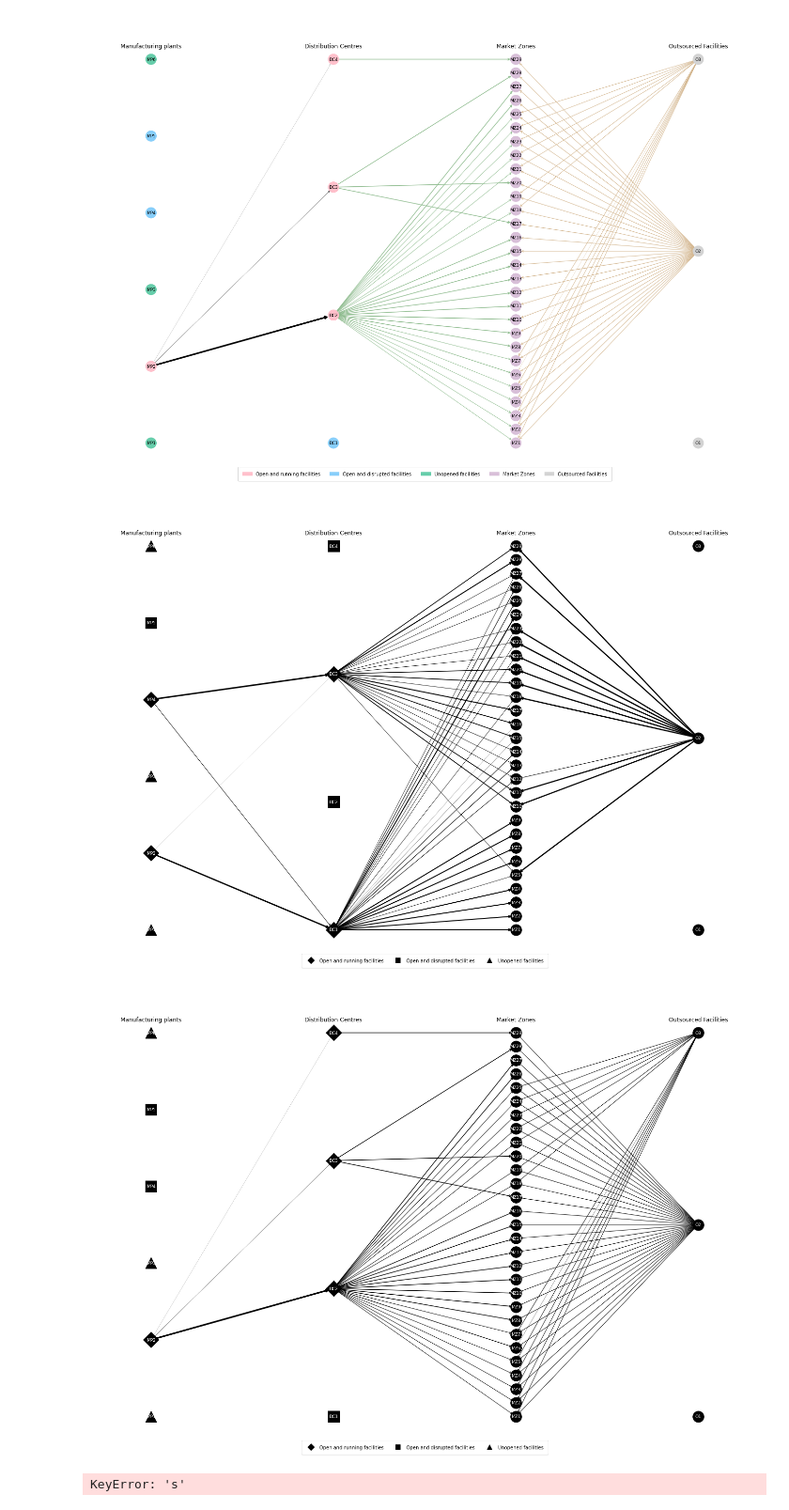
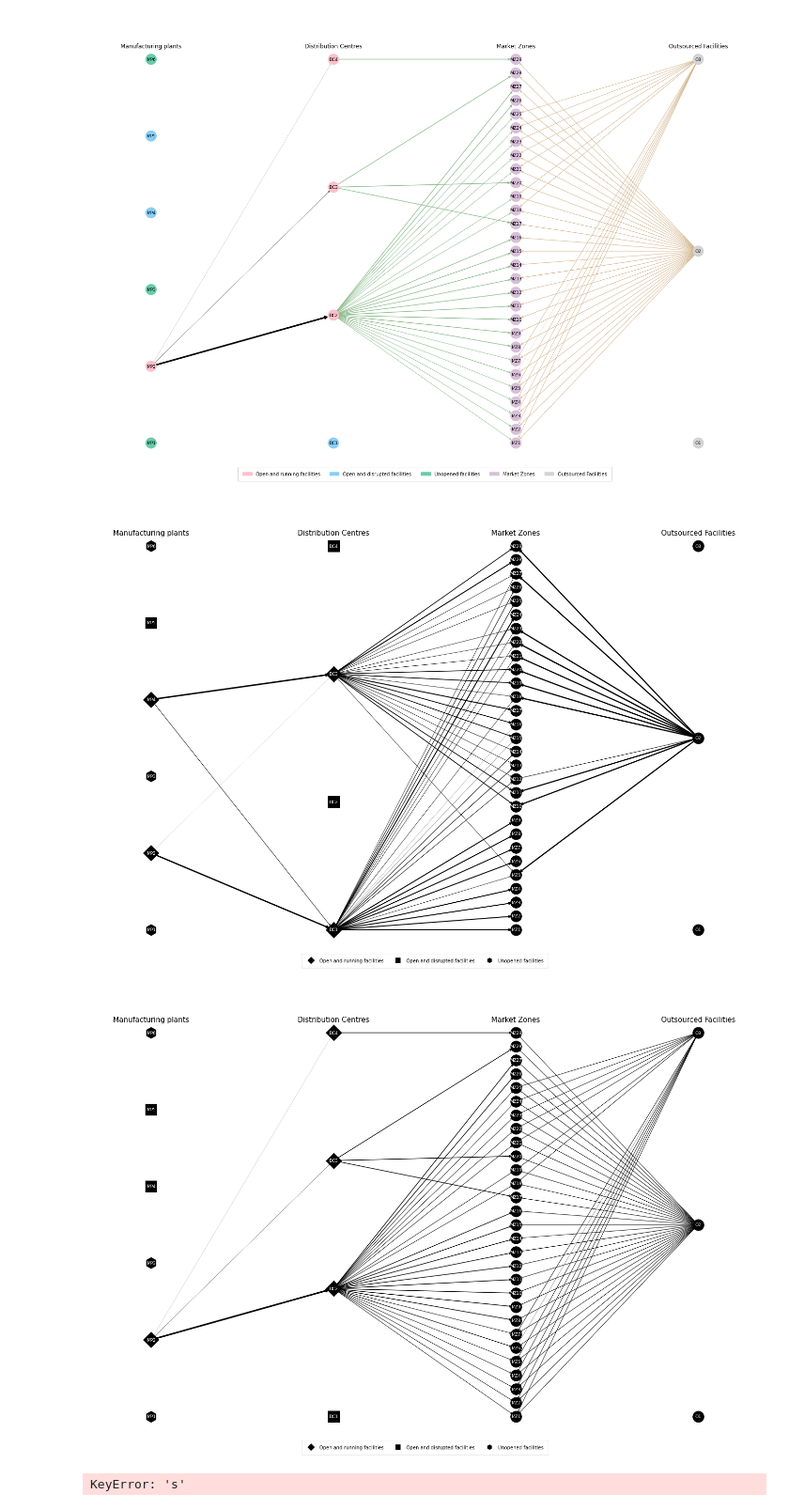
Before and after one commit to dkabe/SC_Resilience, a Jupyter notebook: Notebooks/network_visuals.ipynb, the cells around one changed output. Shown at 94% size. Saved outputs shown, nothing was run; the diff lists cells and outputs as text; code cells hidden in the pictures.

```diff
--- a/Notebooks/network_visuals.ipynb
+++ b/Notebooks/network_visuals.ipynb
@@ -173,7 +173,7 @@ for index in indices:
     for node in titles:
         label_titles[node] = node
     nx.draw_networkx_nodes(Graph, nodelist= titles, pos = title_pos, node_color = "white")
-    nx.draw_networkx_labels(Graph, labels = label_titles, pos = title_pos, font_color = "black", font_size = 12)
+    nx.draw_networkx_labels(Graph, labels = label_titles, pos = title_pos, font_color = "black", font_size = 15)
 
     limits=plt.axis('off')
     plt.gcf().set_size_inches(25, 18)
@@ -256,7 +256,7 @@ for index in indices:
         elif v_val_x_i[i] == 1 and Scen[index][0][i] == 0:
             Graph.add_node(MP[i], s="s")
         else:
-            Graph.add_node(MP[i], s="^")
+            Graph.add_node(MP[i], s="h")
         Position_values.append(np.asarray(position))
     Position_dic = dict(zip(MP, Position_values))
 
@@ -270,7 +270,7 @@ for index in indices:
         elif v_val_x_j[j] == 1 and Scen[index][1][j] == 0:
             Graph.add_node(DC[j], s="s")
         else:
-            Graph.add_node(DC[j], s="^")
+            Graph.add_node(DC[j], s="h")
         Position_values.append(np.asarray(position))
     Position_dic.update(dict(zip(DC, Position_values)))
 
@@ -320,37 +320,37 @@ for index in indices:
     position_titles = [np.asarray(position_mp), np.asarray(position_dc), np.asarray(position_mz), np.asarray(position_o)]
     Graph.add_node("Manufacturing Plants")
     Graph.add_node("Distribution Centres")
     Graph.add_node("Market Zones")
     Graph.add_node("Outsourced Facilities")
     titles = ["Manufacturing plants", "Distribution Centres", "Market Zones", "Outsourced Facilities"]
     title_pos = dict(zip(titles, position_titles))
     label_titles = {}
     for node in titles:
         label_titles[node] = node
     nx.draw_networkx_nodes(Graph, nodelist= titles, pos = title_pos, node_color = "white")
-    nx.draw_networkx_labels(Graph, labels = label_titles, pos = title_pos, font_color = "black", font_size = 12)
+    nx.draw_networkx_labels(Graph, labels = label_titles, pos = title_pos, font_color = "black", font_size = 15)
 
 
     limits=plt.axis('off')
     plt.gcf().set_size_inches(25, 18)
 
     diamond = mlines.Line2D([], [], linewidth = 0, color='black', marker='D',
                           markersize=10, label='Open and running facilities')
 
     square = mlines.Line2D([], [], linewidth = 0, color='black', marker='s',
                           markersize=10, label='Open and disrupted facilities')
 
-    triangle = mlines.Line2D([], [], linewidth = 0, color='black', marker='^',
+    triangle = mlines.Line2D([], [], linewidth = 0, color='black', marker='h',
                           markersize=10, label='Unopened facilities')
 
 
     ax = plt.subplot(111)
     ax.legend(loc = 'lower center', handles=[diamond, square, triangle], ncol = 3, borderpad=1)
 
     plt.show()
 # %% [output]
-[figure, old version]
+[figure, new version]
-[figure, old version]
+[figure, new version]
 # %%
 nodeShapes = set((aShape[1]["s"] for aShape in Graph.nodes(data = True)))
 [sNode[0] for sNode in filter(lambda x: x[1]["s"]==aShape,Graph.nodes(data = True))]
```
